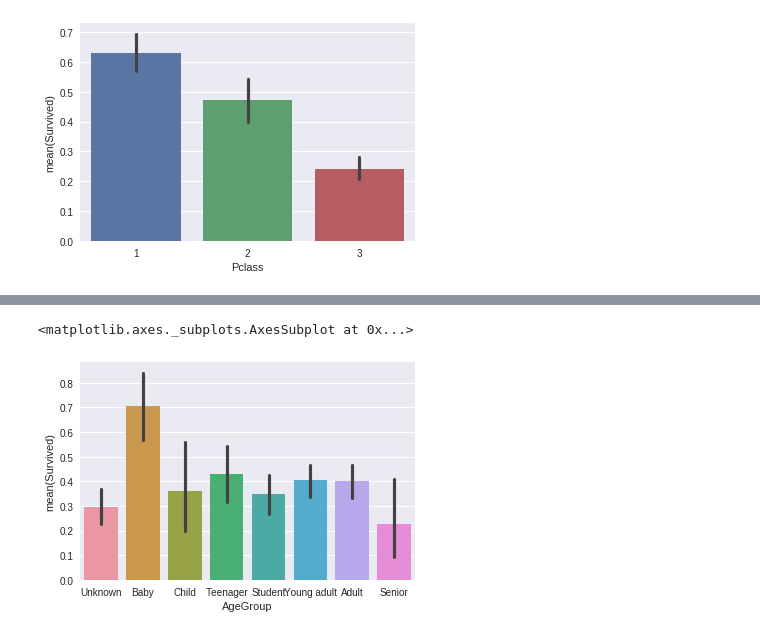
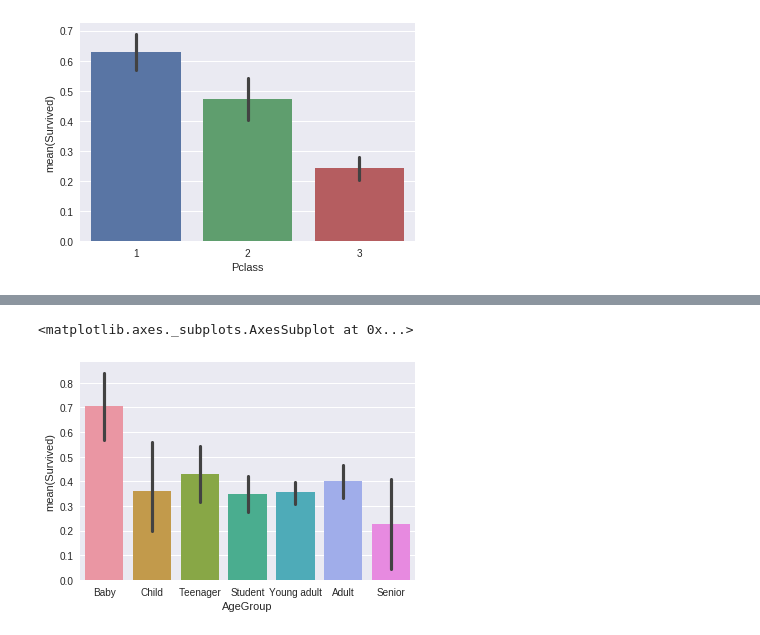
Before and after one commit to itsSKG/DrAIvex, a Jupyter notebook: Project2.ipynb, the cells around one changed output, grey strips where cells are left out. Drawn from its saved outputs; the diff is of its cells as text; code cells hidden in the pictures.

```diff
--- a/Project2.ipynb
+++ b/Project2.ipynb
@@ -129,14 +119,14 @@ sns.barplot(x="Parch", y="Survived", data=train)
 # %%
-train["Age"] = train["Age"].fillna(-0.5)
-testX["Age"] = testX["Age"].fillna(-0.5)
-bins = [-1, 0, 5, 12, 18, 24, 35, 60, 100]
-labels = ['Unknown', 'Baby', 'Child', 'Teenager', 'Student', 'Young adult', 'Adult', 'Senior']
+train["Age"] = train["Age"].fillna(train["Age"].median())
+testX["Age"] = testX["Age"].fillna(testX["Age"].median())
+bins = [0, 5, 12, 18, 24, 35, 60, 100]
+labels = ['Baby', 'Child', 'Teenager', 'Student', 'Young adult', 'Adult', 'Senior']
 train['AgeGroup'] = pd.cut(train["Age"], bins, labels = labels)
 testX['AgeGroup'] = pd.cut(train["Age"], bins, labels = labels)
 
 sns.barplot(x="AgeGroup", y="Survived", data=train)
 
 # sab mar jaege, bacche bach jaege
 # %% [output]
 <matplotlib.axes._subplots.AxesSubplot at 0x...>
-[figure, old version]
+[figure, new version]
```
Also changed, not shown: parts of 13 cells of this notebook.
